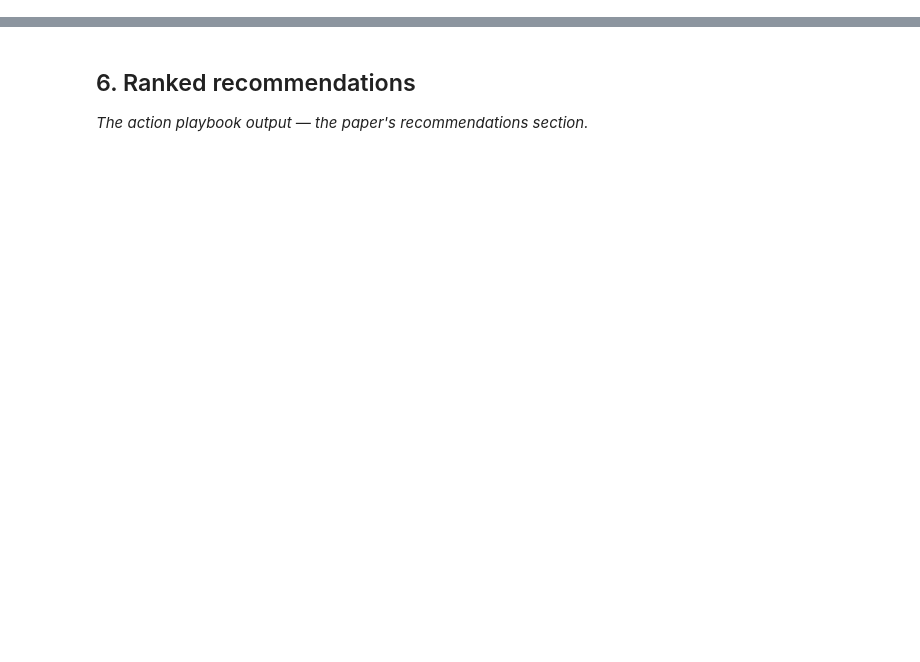
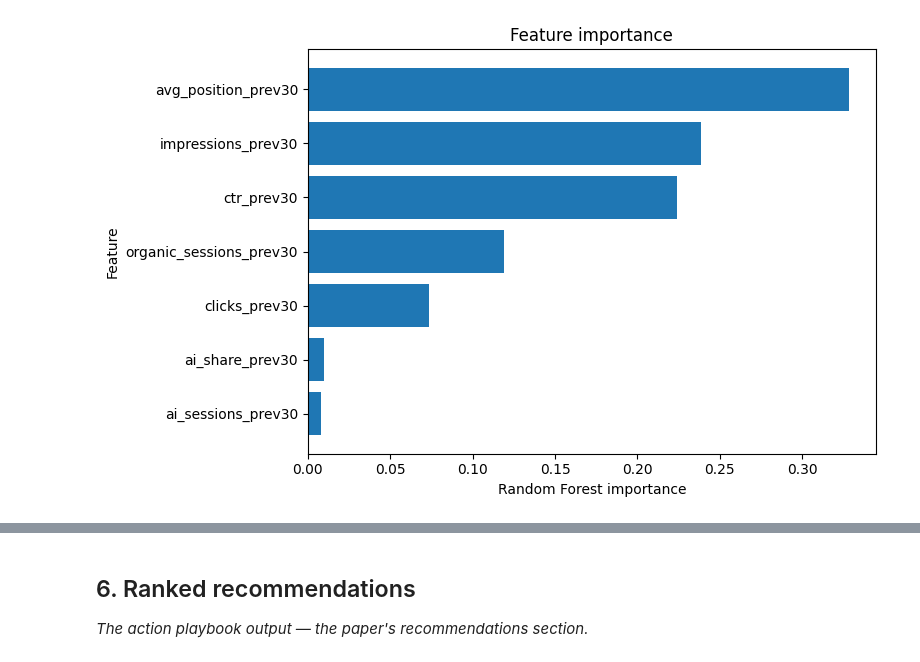
Before and after one commit to Seif-Abouelkhair/flyrank-ml-internship, a Jupyter notebook: work/notebooks/capstone.ipynb, the cells around one changed output, grey strips where cells are left out. Saved outputs shown, nothing was run; the diff lists cells and outputs as text; code cells hidden in the pictures; blank space fills up the shorter version.

```diff
--- a/work/notebooks/capstone.ipynb
+++ b/work/notebooks/capstone.ipynb
@@ -28,0 +951,15 @@ This skeleton is yours to fill. Work the sections **in order** — each one has
+# %%
+# ============================================================
+# Section 4 — Step 23
+# Feature importance
+# ============================================================
+
+importance = pd.DataFrame({
+    "feature": feature_cols,
+    "importance": model.feature_importances_
+}).sort_values(
+    "importance",
+    ascending=False
+)
+
+importance
@@ -28,0 +975,24 @@ This skeleton is yours to fill. Work the sections **in order** — each one has
+# %%
+# ============================================================
+# Section 4 — Step 24
+# Feature importance chart
+# ============================================================
+
+import matplotlib.pyplot as plt
+
+plt.figure(figsize=(8, 5))
+
+plt.barh(
+    importance["feature"],
+    importance["importance"]
+)
+
+plt.xlabel("Random Forest importance")
+plt.ylabel("Feature")
+plt.title("Feature importance")
+
+plt.gca().invert_yaxis()
+plt.tight_layout()
+plt.show()
+# %% [output]
+[figure, added]
```
Also changed, not shown: parts of 52 cells of this notebook.
